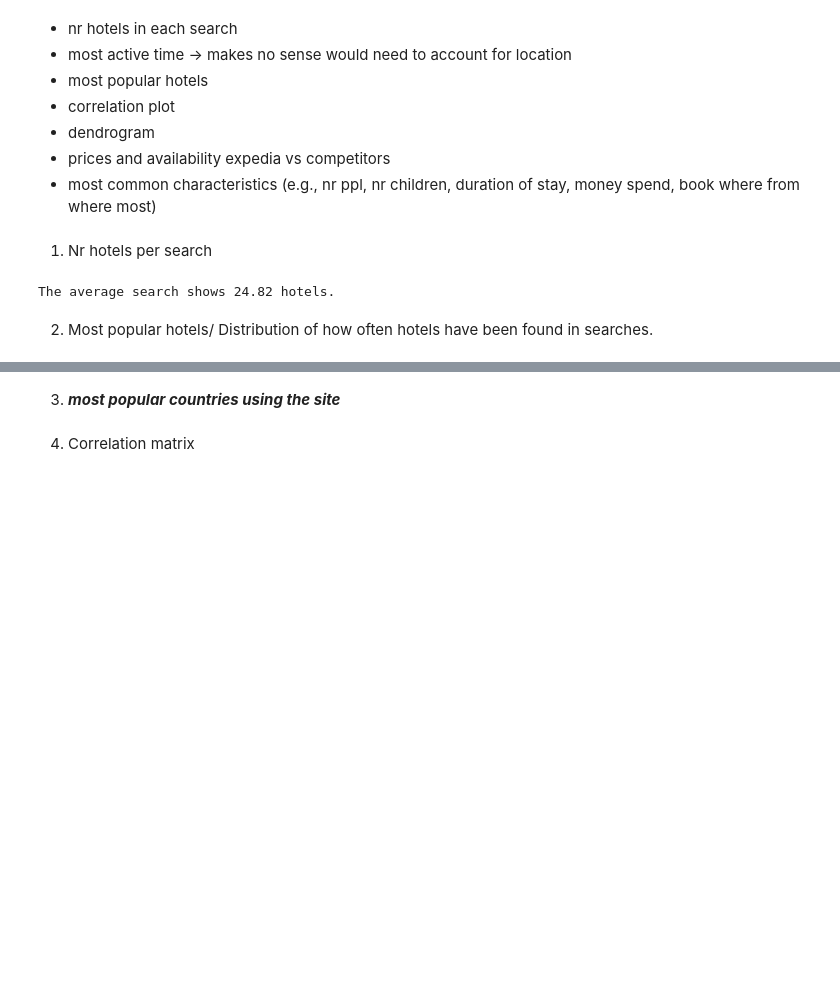
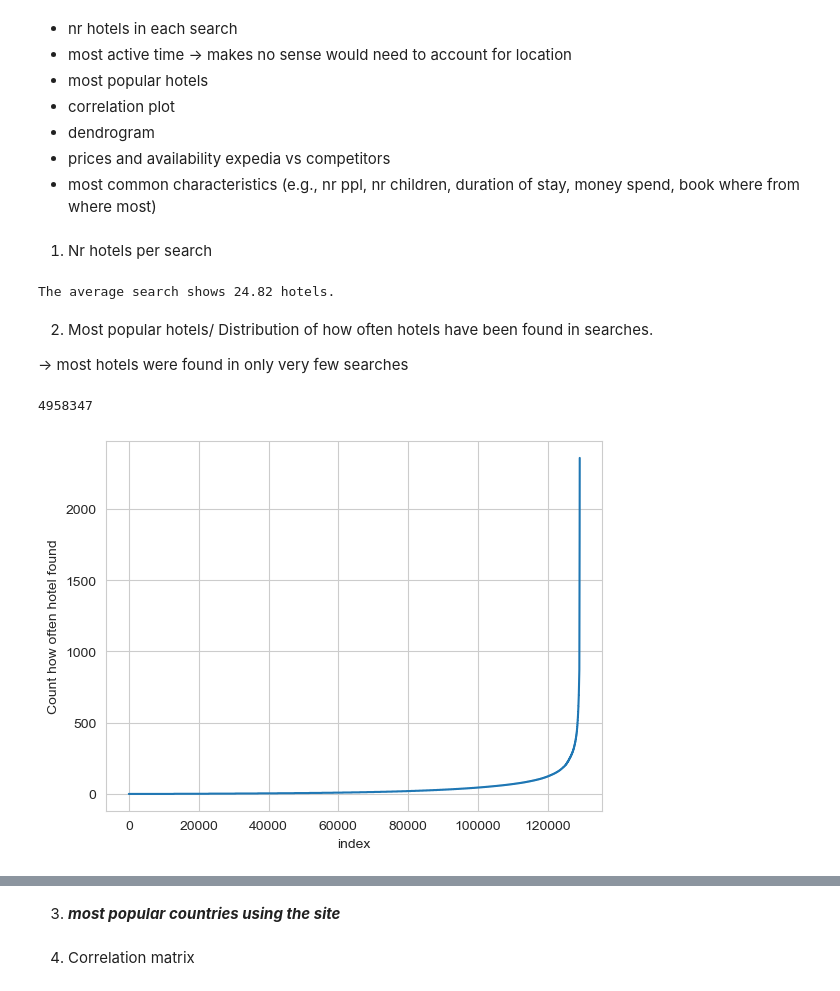
Before and after one commit to PaulHosek/DataMining, a Jupyter notebook: paul_explore.ipynb, the cells around one changed output, grey strips where cells are left out. Drawn from its saved outputs; the diff is of its cells as text; code cells hidden in the pictures; blank space fills up the shorter version.

```diff
--- a/paul_explore.ipynb
+++ b/paul_explore.ipynb
@@ -46,5 +46,7 @@ print(f"The average search shows {round(n_hotels_per_search,2)} hotels.")
 The average search shows 24.82 hotels.
 # %% [markdown]
 2. Most popular hotels/ Distribution of how often hotels have been found in searches.
+
+-> most hotels were found in only very few searches
 # %%
 n_hotel_clicked = df["prop_id"].value_counts(sort=False) # how often a hotel has popped up in a search
@@ -51,0 +57,11 @@ counts_arr = da.from_array(counts.values).compute()
+# %%
+print(n_search.compute())
+# %% [output]
+4958347
+# %%
+plt.plot(sorted_counts)
+plt.xlabel("index")
+plt.ylabel("Count how often hotel found")
+plt.show()
+# %% [output]
+[figure, added]
```
Also changed, not shown: parts of 15 cells of this notebook, 2 other files.
